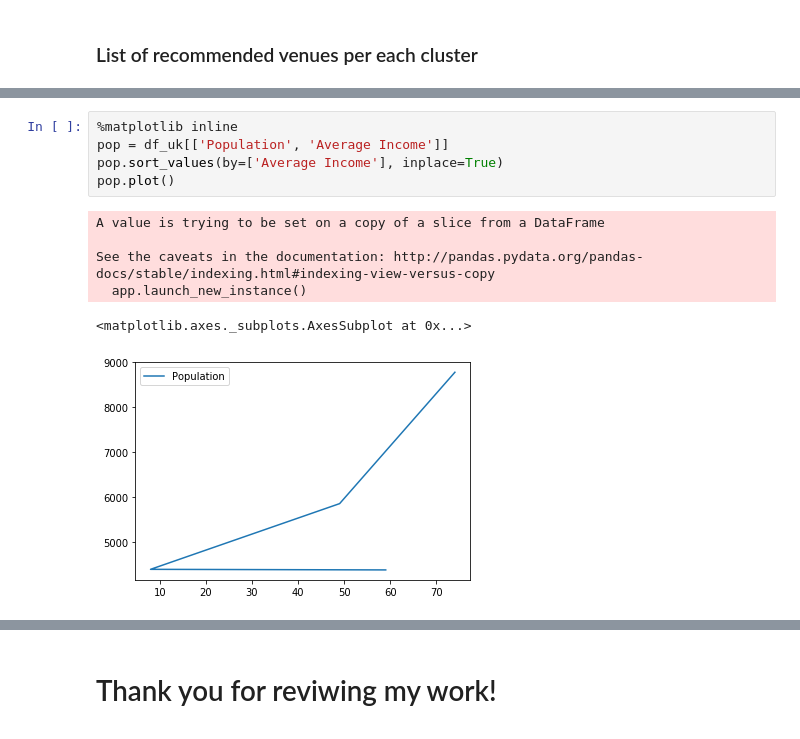
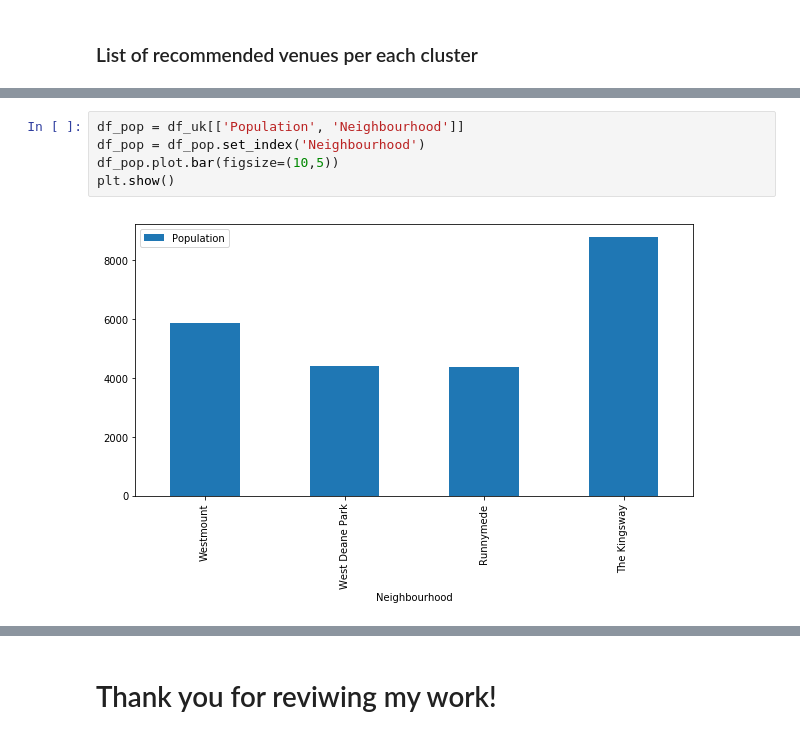
Before and after one commit to unixdev0/DataScience, a Jupyter notebook: IBM-Applied-DataScience-Capstone.ipynb, the cells around one changed output, grey strips where cells are left out. Drawn from its saved outputs; the diff is of its cells as text.

```diff
--- a/IBM-Applied-DataScience-Capstone.ipynb
+++ b/IBM-Applied-DataScience-Capstone.ipynb
@@ -866,15 +890,10 @@ rec_df
 | Etobicoke-Westmount | Bank | Sushi Restaurant | Smoothie Shop | River | Restaurant | Pub | Pharmacy | Latin American Restaurant | Italian Restaurant | Indie Movie Theater |
 | Etobicoke-West Deane Park | Gym | Sushi Restaurant | Smoothie Shop | Sandwich Place | River | Restaurant | Pub | Playground | Pizza Place | Pharmacy |
 | West Toronto-Runnymede | River | Chinese Restaurant | Playground | Intersection | Bank | Smoothie Shop | Sandwich Place | Restaurant | Pub | Pharmacy |
-# %%
-%matplotlib inline
-pop = df_uk[['Population', 'Average Income']]
-pop.sort_values(by=['Average Income'], inplace=True)
-pop.plot()
-# %% [output]
-A value is trying to be set on a copy of a slice from a DataFrame
-
-See the caveats in the documentation: http://pandas.pydata.org/pandas-docs/stable/indexing.html#indexing-view-versus-copy
-  app.launch_new_instance()
-<matplotlib.axes._subplots.AxesSubplot at 0x...>
-[figure, removed]
+# %%
+df_pop = df_uk[['Population', 'Neighbourhood']]
+df_pop = df_pop.set_index('Neighbourhood')
+df_pop.plot.bar(figsize=(10,5))
+plt.show()
+# %% [output]
+[figure, added]
```
Also changed, not shown: parts of 6 cells of this notebook.
